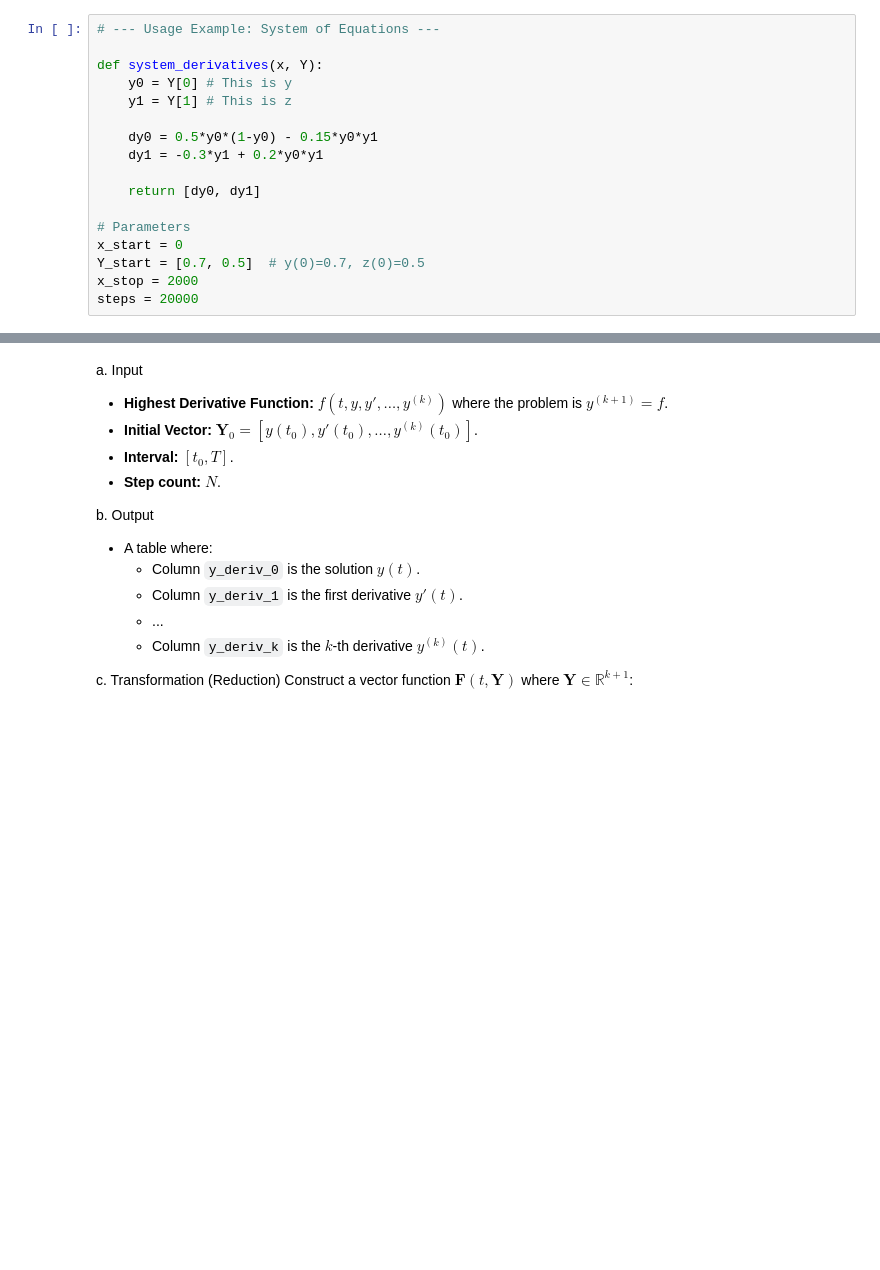
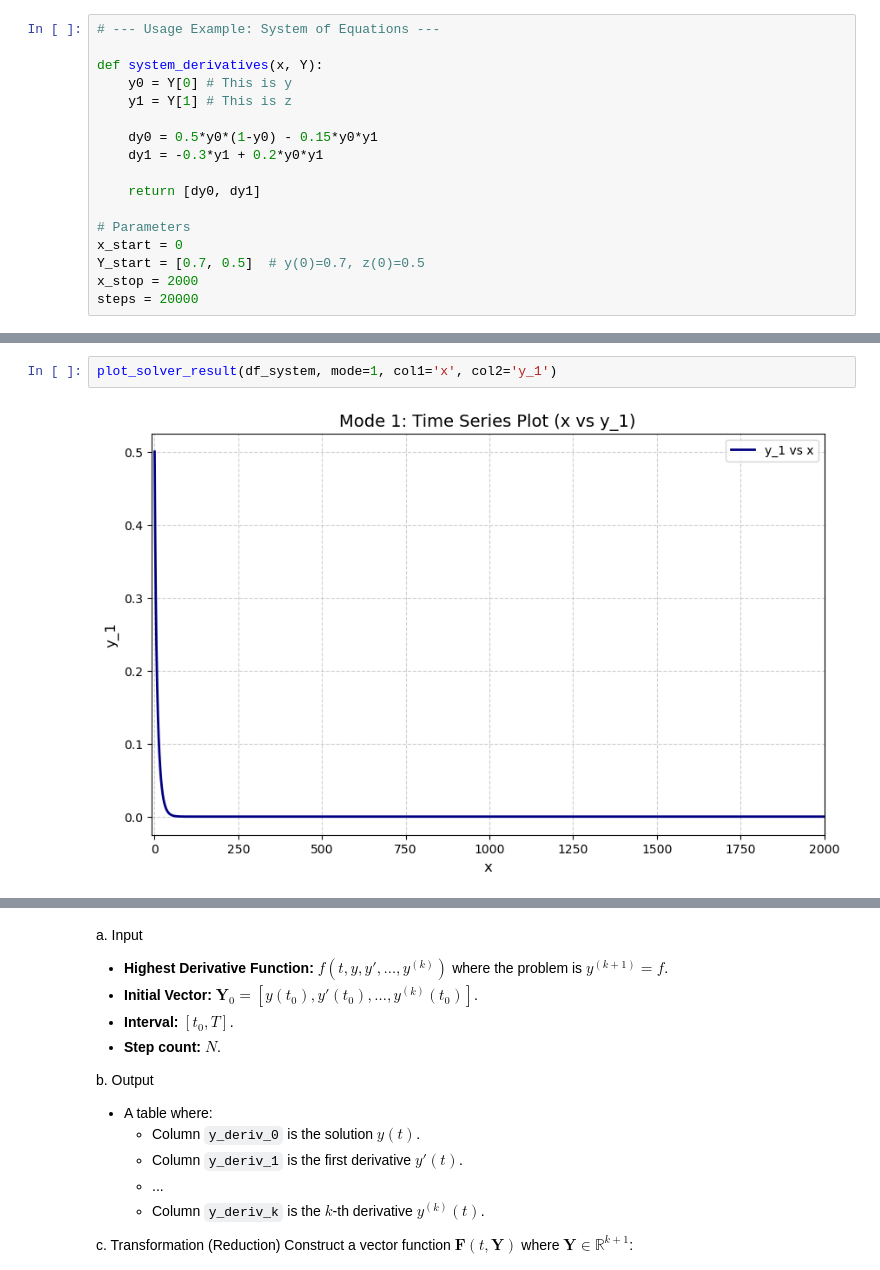
Before and after one commit to k1m1nonawa4869/FaMI304x-Numerical-Analysis, a Jupyter notebook: Week8-Differential/pp1a_CauchyEuler.ipynb, the cells around one changed output, grey strips where cells are left out. Drawn from its saved outputs; the diff is of its cells as text; blank space fills up the shorter version.

```diff
--- a/Week8-Differential/pp1a_CauchyEuler.ipynb
+++ b/Week8-Differential/pp1a_CauchyEuler.ipynb
@@ -150,0 +201,4 @@ Iterating System...
+# %%
+plot_solver_result(df_system, mode=1, col1='x', col2='y_1')
+# %% [output]
+[figure, added]
```
Also changed, not shown: parts of 7 cells of this notebook, 2 other files.
